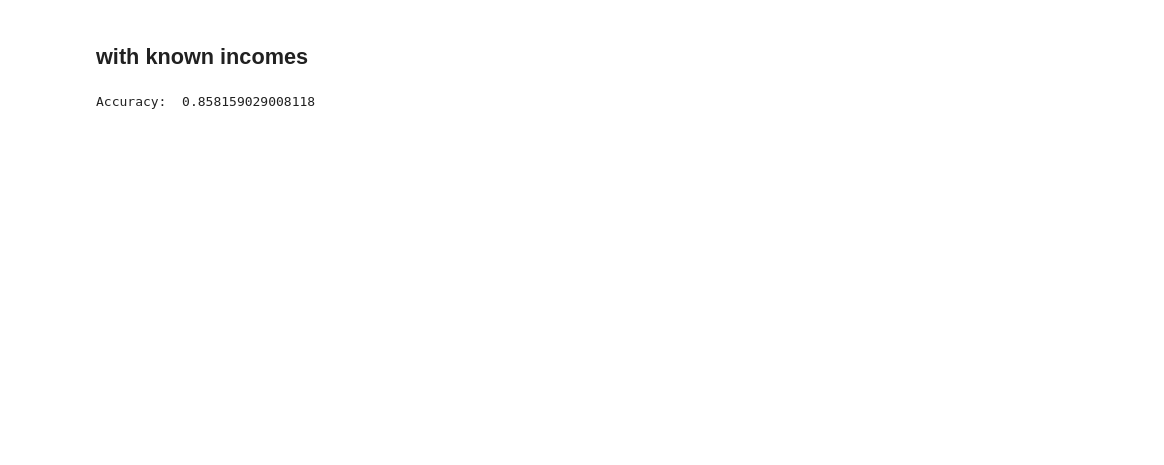
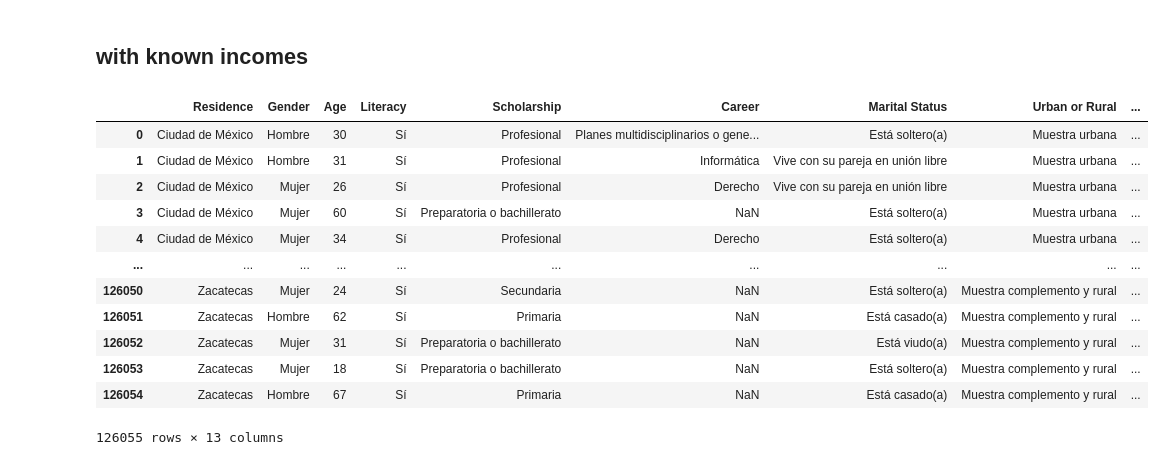
Before and after one commit to Limonada24/Capstone_Apprenticeship, a Jupyter notebook: Drafts - Models Regression and Classification.ipynb, the cells around one changed output. Saved outputs shown, nothing was run; the diff lists cells and outputs as text; code cells hidden in the pictures; blank space fills up the shorter version.

```diff
--- a/Drafts - Models Regression and Classification.ipynb
+++ b/Drafts - Models Regression and Classification.ipynb
@@ -216,45 +228,38 @@ Accuracy:  0.8546875866274879
 # %%
 wk_incomes['Income Level']= wk_incomes['Monthly Income']
 
 level_1 = wk_incomes['Income Level'].quantile(.10)
 level_2 = wk_incomes['Income Level'].quantile(.20)
 level_3 = wk_incomes['Income Level'].quantile(.30)
 level_4 = wk_incomes['Income Level'].quantile(.40)
 level_5 = wk_incomes['Income Level'].quantile(.50)
 level_6 = wk_incomes['Income Level'].quantile(.60)
 level_7 = wk_incomes['Income Level'].quantile(.70)
 level_8 = wk_incomes['Income Level'].quantile(.80)
 level_9 = wk_incomes['Income Level'].quantile(.90)
 
 wk_incomes.loc[(wk_incomes['Monthly Income'] <= level_1, 'Income Level')] = 'Level 1'
-wk_incomes.loc[(wk_incomes['Monthly Income'] <= level_2, 'Income Level')] = 'Level 2'
-wk_incomes.loc[(wk_incomes['Monthly Income'] <= level_3, 'Income Level')] = 'Level 3'
-wk_incomes.loc[(wk_incomes['Monthly Income'] <= level_4, 'Income Level')] = 'Level 4'
-wk_incomes.loc[(wk_incomes['Monthly Income'] <= level_5, 'Income Level')] = 'Level 5'
-wk_incomes.loc[(wk_incomes['Monthly Income'] <= level_6, 'Income Level')] = 'Level 6'
-wk_incomes.loc[(wk_incomes['Monthly Income'] <= level_7, 'Income Level')] = 'Level 7'
-wk_incomes.loc[(wk_incomes['Monthly Income'] <= level_8, 'Income Level')] = 'Level 8'
-wk_incomes.loc[(wk_incomes['Monthly Income'] <= level_9, 'Income Level')] = 'Level 9'
-wk_incomes.loc[(wk_incomes['Monthly Income'] > level_9, 'Income Level')] = 'Level 10'
-
-y = wk_incomes['Income Level']
-X = wk_incomes.drop(columns=['Monthly Income', 'Income Level'], axis=1)
-
-rel_columns = ['Age','Gender', 'Literacy', 'Scholarship','Career', 'Marital Status', 'Urban or Rural', 'Residence','Economic Zone', 'By Position','By Economic Sector']
-X = pd.get_dummies(X[rel_columns], drop_first=True, dtype=float)
-
-scaler = MinMaxScaler()
-X=pd.DataFrame(scaler.fit_transform(X),
-            columns=X.columns, index=X.index)
-
-X_train, X_test, y_train, y_test = train_test_split(X, y, test_size=0.3, random_state= 42)
-
-clf = DecisionTreeClassifier(criterion='entropy')
-
-clf.fit(X_train, y_train)
-
-y_preds = clf.predict(X_test)
-
-print('Accuracy: ', accuracy_score(y_test, y_preds))
+wk_incomes.loc[((wk_incomes['Monthly Income'] <= level_2) & (wk_incomes['Monthly Income'] > level_1), 'Income Level')] = 'Level 2'
+wk_incomes.loc[((wk_incomes['Monthly Income'] <= level_3) & (wk_incomes['Monthly Income'] > level_2), 'Income Level')] = 'Level 3'
+wk_incomes.loc[((wk_incomes['Monthly Income'] <= level_4) & (wk_incomes['Monthly Income'] > level_3), 'Income Level')] = 'Level 4'
+wk_incomes.loc[((wk_incomes['Monthly Income'] <= level_5) & (wk_incomes['Monthly Income'] > level_4), 'Income Level')] = 'Level 5'
+wk_incomes.loc[((wk_incomes['Monthly Income'] <= level_6) & (wk_incomes['Monthly Income'] > level_5), 'Income Level')] = 'Level 6'
+wk_incomes.loc[((wk_incomes['Monthly Income'] <= level_7) & (wk_incomes['Monthly Income'] > level_6), 'Income Level')] = 'Level 7'
+wk_incomes.loc[((wk_incomes['Monthly Income'] <= level_8) & (wk_incomes['Monthly Income'] > level_7), 'Income Level')] = 'Level 8'
+wk_incomes.loc[((wk_incomes['Monthly Income'] <= level_9) & (wk_incomes['Monthly Income'] > level_8), 'Income Level')] = 'Level 9'
+wk_incomes.loc[((wk_incomes['Monthly Income'] > level_9), 'Income Level')] = 'Level 10'
+wk_incomes
 # %% [output]
+|  | Residence | Gender | Age | Literacy | Scholarship | Career | Marital Status | Urban or Rural | ... |
+| 0 | Ciudad de México | Hombre | 30 | Sí | Profesional | Planes multidisciplinarios o gene... | Está soltero(a) | Muestra urbana | ... |
+| 1 | Ciudad de México | Hombre | 31 | Sí | Profesional | Informática | Vive con su pareja en unión libre | Muestra urbana | ... |
+| 2 | Ciudad de México | Mujer | 26 | Sí | Profesional | Derecho | Vive con su pareja en unión libre | Muestra urbana | ... |
+| 3 | Ciudad de México | Mujer | 60 | Sí | Preparatoria o bachillerato | NaN | Está soltero(a) | Muestra urbana | ... |
+| 4 | Ciudad de México | Mujer | 34 | Sí | Profesional | Derecho | Está soltero(a) | Muestra urbana | ... |
+| ... | ... | ... | ... | ... | ... | ... | ... | ... | ... |
+| 126050 | Zacatecas | Mujer | 24 | Sí | Secundaria | NaN | Está soltero(a) | Muestra complemento y rural | ... |
+| 126051 | Zacatecas | Hombre | 62 | Sí | Primaria | NaN | Está casado(a) | Muestra complemento y rural | ... |
+| 126052 | Zacatecas | Mujer | 31 | Sí | Preparatoria o bachillerato | NaN | Está viudo(a) | Muestra complemento y rural | ... |
+| 126053 | Zacatecas | Mujer | 18 | Sí | Preparatoria o bachillerato | NaN | Está soltero(a) | Muestra complemento y rural | ... |
+| 126054 | Zacatecas | Hombre | 67 | Sí | Primaria | NaN | Está casado(a) | Muestra complemento y rural | ... |
-Accuracy:  0.858159029008118
+126055 rows × 13 columns
```
Also changed, not shown: parts of 49 cells of this notebook, 2 other files.
